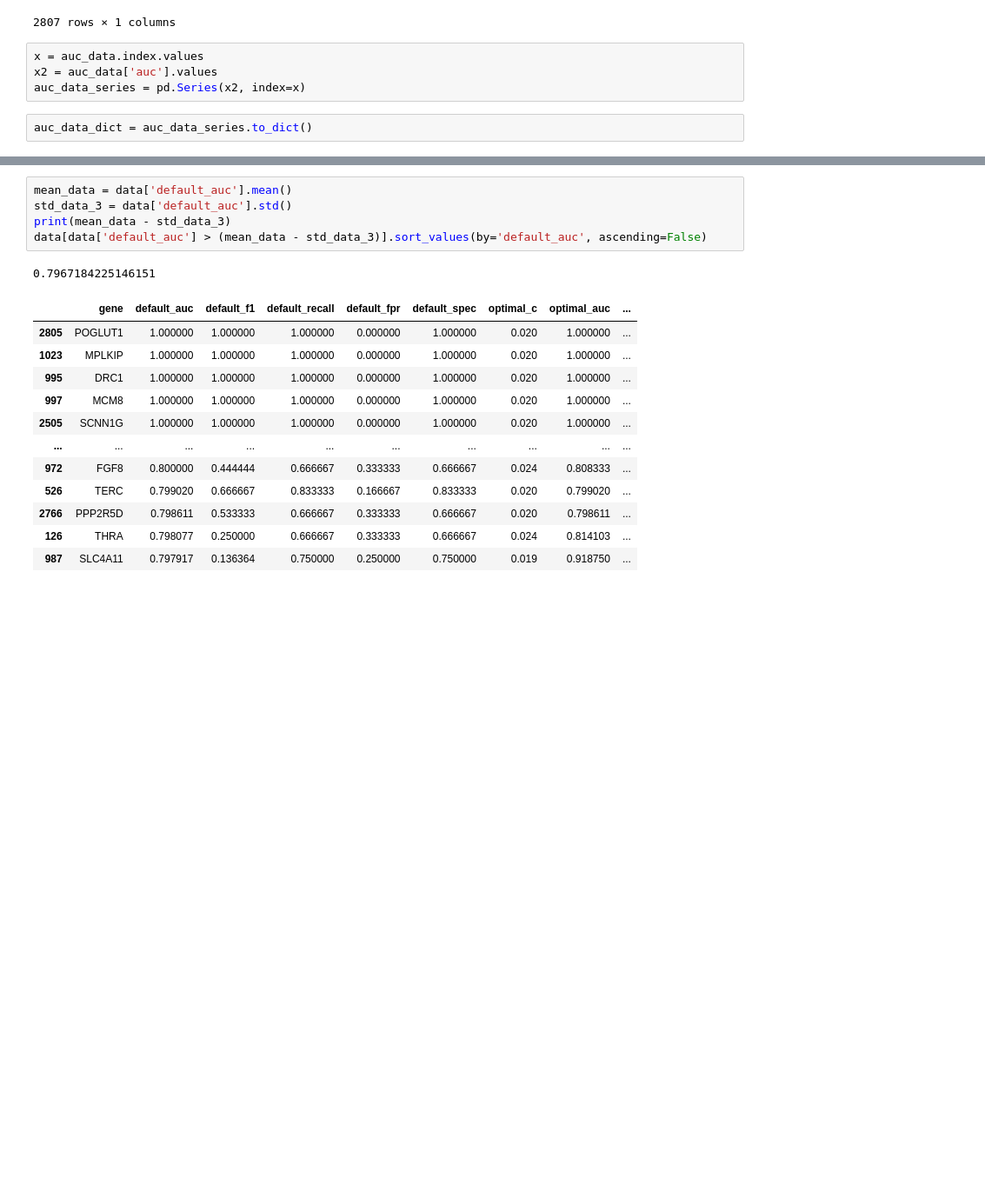
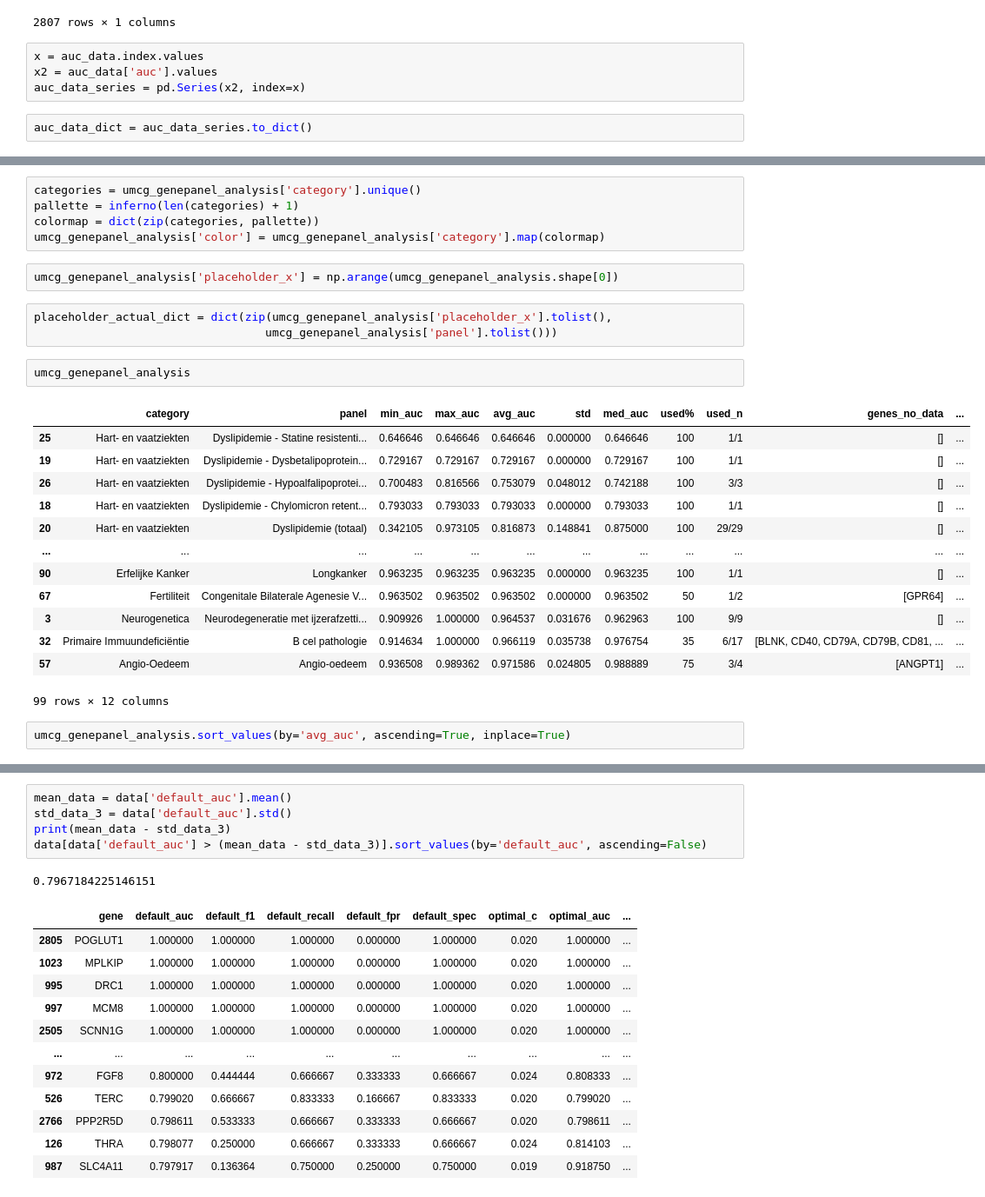
Before and after one commit to SietsmaRJ/dsls_master_thesis, a Jupyter notebook: side_scripts/Notebook_29042020.ipynb, the cells around one changed output, grey strips where cells are left out. Shown at 87% size. Drawn from its saved outputs; the diff is of its cells as text; blank space fills up the shorter version.

```diff
--- a/side_scripts/Notebook_29042020.ipynb
+++ b/side_scripts/Notebook_29042020.ipynb
@@ -1276,0 +1296,28 @@ umcg_genepanel_analysis.sort_values(by='avg_auc', ascending=True).tail(10)
+# %%
+categories = umcg_genepanel_analysis['category'].unique()
+pallette = inferno(len(categories) + 1)
+colormap = dict(zip(categories, pallette))
+umcg_genepanel_analysis['color'] = umcg_genepanel_analysis['category'].map(colormap)
+# %%
+umcg_genepanel_analysis['placeholder_x'] = np.arange(umcg_genepanel_analysis.shape[0])
+# %%
+placeholder_actual_dict = dict(zip(umcg_genepanel_analysis['placeholder_x'].tolist(),
+                                  umcg_genepanel_analysis['panel'].tolist()))
+# %%
+umcg_genepanel_analysis
+# %% [output]
+|  | category | panel | min_auc | max_auc | avg_auc | std | med_auc | used% | used_n | genes_no_data | ... |
+| 25 | Hart- en vaatziekten | Dyslipidemie - Statine resistenti... | 0.646646 | 0.646646 | 0.646646 | 0.000000 | 0.646646 | 100 | 1/1 | [] | ... |
+| 19 | Hart- en vaatziekten | Dyslipidemie - Dysbetalipoprotein... | 0.729167 | 0.729167 | 0.729167 | 0.000000 | 0.729167 | 100 | 1/1 | [] | ... |
+| 26 | Hart- en vaatziekten | Dyslipidemie - Hypoalfalipoprotei... | 0.700483 | 0.816566 | 0.753079 | 0.048012 | 0.742188 | 100 | 3/3 | [] | ... |
+| 18 | Hart- en vaatziekten | Dyslipidemie - Chylomicron retent... | 0.793033 | 0.793033 | 0.793033 | 0.000000 | 0.793033 | 100 | 1/1 | [] | ... |
+| 20 | Hart- en vaatziekten | Dyslipidemie (totaal) | 0.342105 | 0.973105 | 0.816873 | 0.148841 | 0.875000 | 100 | 29/29 | [] | ... |
+| ... | ... | ... | ... | ... | ... | ... | ... | ... | ... | ... | ... |
+| 90 | Erfelijke Kanker | Longkanker | 0.963235 | 0.963235 | 0.963235 | 0.000000 | 0.963235 | 100 | 1/1 | [] | ... |
+| 67 | Fertiliteit | Congenitale Bilaterale Agenesie V... | 0.963502 | 0.963502 | 0.963502 | 0.000000 | 0.963502 | 50 | 1/2 | [GPR64] | ... |
+| 3 | Neurogenetica | Neurodegeneratie met ijzerafzetti... | 0.909926 | 1.000000 | 0.964537 | 0.031676 | 0.962963 | 100 | 9/9 | [] | ... |
+| 32 | Primaire Immuundeficiëntie | B cel pathologie | 0.914634 | 1.000000 | 0.966119 | 0.035738 | 0.976754 | 35 | 6/17 | [BLNK, CD40, CD79A, CD79B, CD81, ... | ... |
+| 57 | Angio-Oedeem | Angio-oedeem | 0.936508 | 0.989362 | 0.971586 | 0.024805 | 0.988889 | 75 | 3/4 | [ANGPT1] | ... |
+99 rows × 12 columns
+# %%
+umcg_genepanel_analysis.sort_values(by='avg_auc', ascending=True, inplace=True)
```
Also changed, not shown: parts of 11 cells of this notebook.
